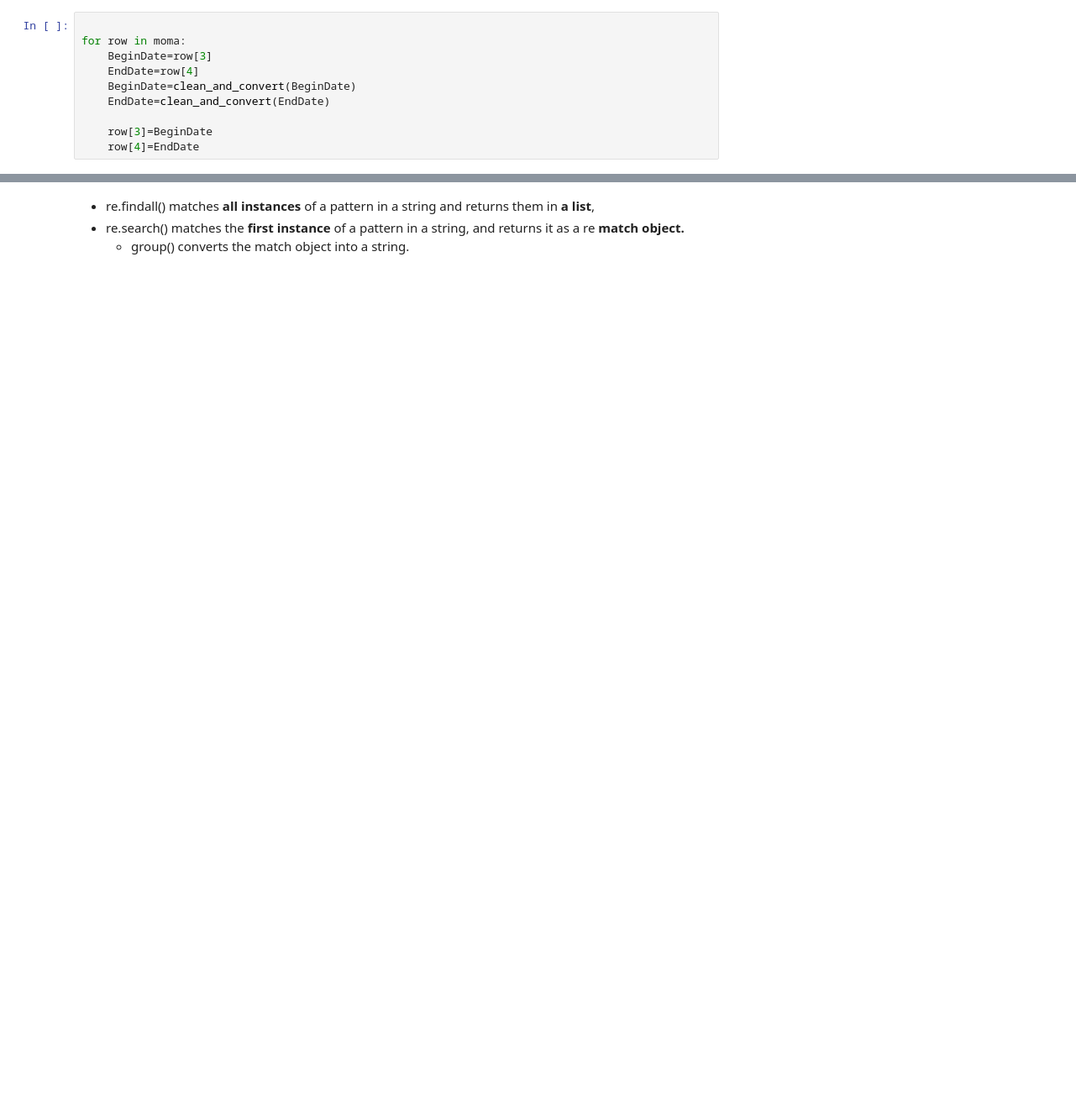
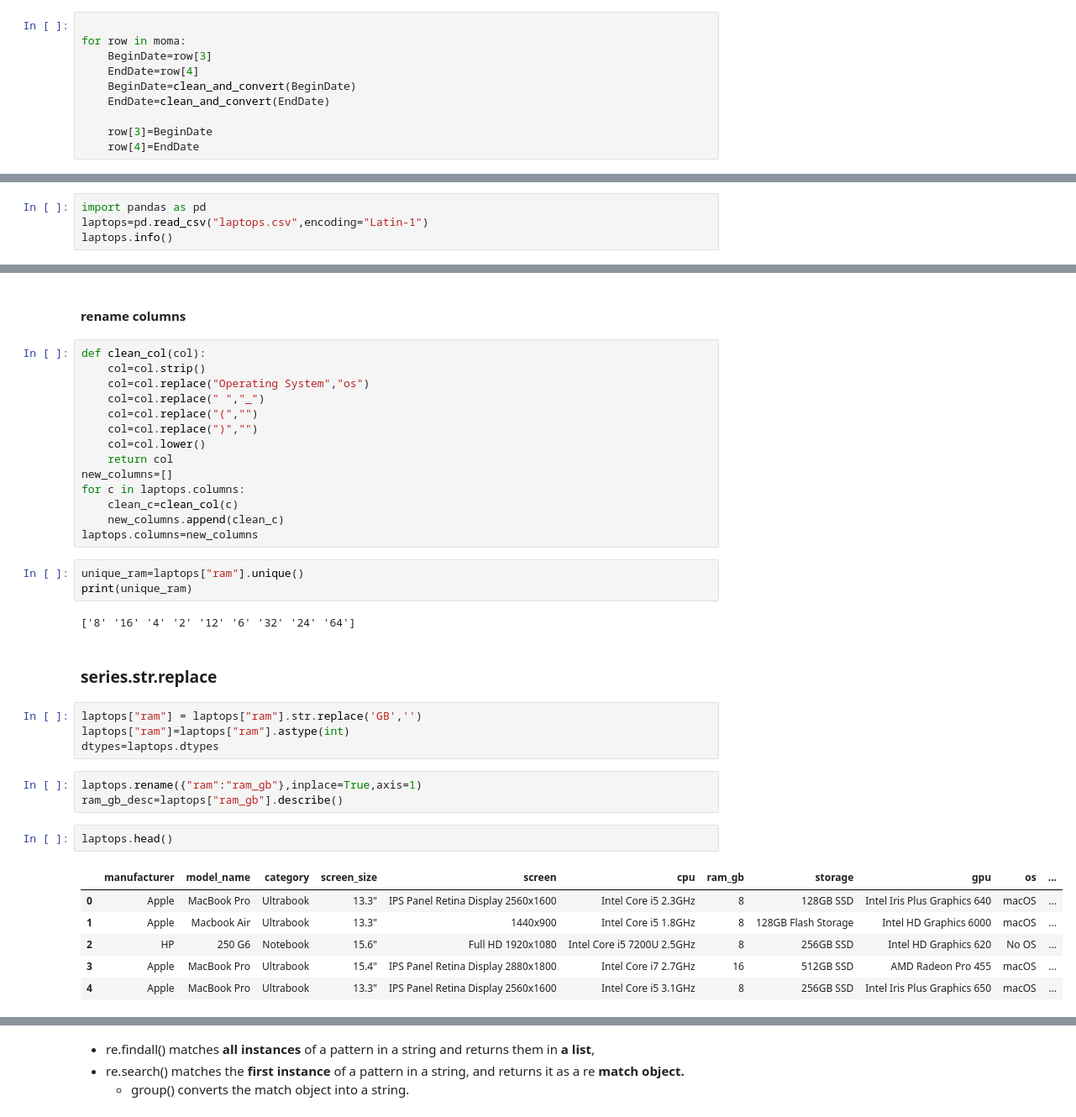
Before and after one commit to yz599/2020_2, a Jupyter notebook: 2020/Python4DS/4_1_Regular_expression.ipynb, the cells around one changed output, grey strips where cells are left out. Shown at 84% size. Drawn from its saved outputs; the diff is of its cells as text; blank space fills up the shorter version.

```diff
--- a/2020/Python4DS/4_1_Regular_expression.ipynb
+++ b/2020/Python4DS/4_1_Regular_expression.ipynb
@@ -190,0 +284,4 @@ moma[1]
+# %%
+import pandas as pd
+laptops=pd.read_csv("laptops.csv",encoding="Latin-1")
+laptops.info()
@@ -190,0 +318,39 @@ moma[1]
+# %% [markdown]
+#### rename columns
+# %%
+def clean_col(col):
+    col=col.strip()
+    col=col.replace("Operating System","os")
+    col=col.replace(" ","_")
+    col=col.replace("(","")
+    col=col.replace(")","")
+    col=col.lower()
+    return col
+new_columns=[]
+for c in laptops.columns:
+    clean_c=clean_col(c)
+    new_columns.append(clean_c)
+laptops.columns=new_columns
+# %%
+unique_ram=laptops["ram"].unique()
+print(unique_ram)
+# %% [output]
+['8' '16' '4' '2' '12' '6' '32' '24' '64']
+# %% [markdown]
+### series.str.replace
+# %%
+laptops["ram"] = laptops["ram"].str.replace('GB','')
+laptops["ram"]=laptops["ram"].astype(int)
+dtypes=laptops.dtypes
+# %%
+laptops.rename({"ram":"ram_gb"},inplace=True,axis=1)
+ram_gb_desc=laptops["ram_gb"].describe()
+# %%
+laptops.head()
+# %% [output]
+|  | manufacturer | model_name | category | screen_size | screen | cpu | ram_gb | storage | gpu | os | ... |
+| 0 | Apple | MacBook Pro | Ultrabook | 13.3" | IPS Panel Retina Display 2560x1600 | Intel Core i5 2.3GHz | 8 | 128GB SSD | Intel Iris Plus Graphics 640 | macOS | ... |
+| 1 | Apple | Macbook Air | Ultrabook | 13.3" | 1440x900 | Intel Core i5 1.8GHz | 8 | 128GB Flash Storage | Intel HD Graphics 6000 | macOS | ... |
+| 2 | HP | 250 G6 | Notebook | 15.6" | Full HD 1920x1080 | Intel Core i5 7200U 2.5GHz | 8 | 256GB SSD | Intel HD Graphics 620 | No OS | ... |
+| 3 | Apple | MacBook Pro | Ultrabook | 15.4" | IPS Panel Retina Display 2880x1800 | Intel Core i7 2.7GHz | 16 | 512GB SSD | AMD Radeon Pro 455 | macOS | ... |
+| 4 | Apple | MacBook Pro | Ultrabook | 13.3" | IPS Panel Retina Display 2560x1600 | Intel Core i5 3.1GHz | 8 | 256GB SSD | Intel Iris Plus Graphics 650 | macOS | ... |
```
Also changed, not shown: parts of 36 cells of this notebook, 4 other files.
